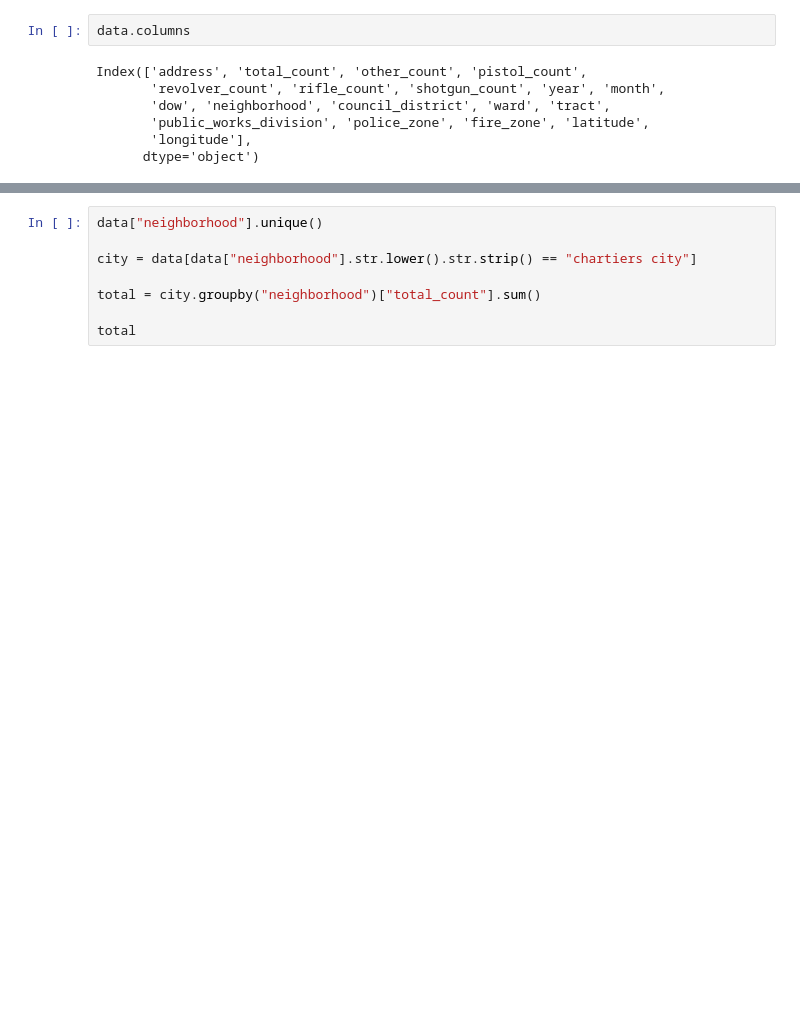
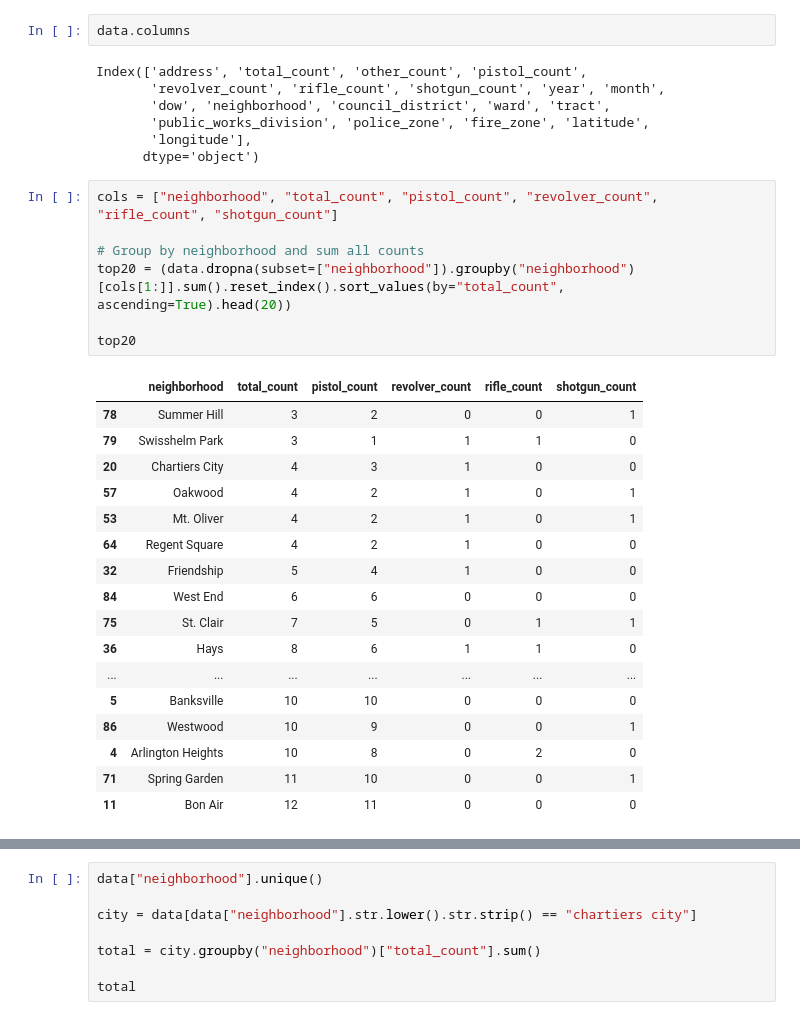
Before and after one commit to ajmitchell07/Final-Project-Best-Pittsburgh-Neighborhood-, a Jupyter notebook: individual_work/Lakshya-Srinivasan-Analysis.ipynb, the cells around one changed output, grey strips where cells are left out. Saved outputs shown, nothing was run; the diff lists cells and outputs as text; blank space fills up the shorter version.

```diff
--- a/individual_work/Lakshya-Srinivasan-Analysis.ipynb
+++ b/individual_work/Lakshya-Srinivasan-Analysis.ipynb
@@ -23,3 +29,28 @@ Index(['address', 'total_count', 'other_count', 'pistol_count',
        'public_works_division', 'police_zone', 'fire_zone', 'latitude',
        'longitude'],
       dtype='object')
+# %%
+cols = ["neighborhood", "total_count", "pistol_count", "revolver_count", "rifle_count", "shotgun_count"]
+
+# Group by neighborhood and sum all counts
+top20 = (data.dropna(subset=["neighborhood"]).groupby("neighborhood")[cols[1:]].sum().reset_index().sort_values(by="total_count", ascending=True).head(20))
+
+top20
+# %% [output]
+|  | neighborhood | total_count | pistol_count | revolver_count | rifle_count | shotgun_count |
+| 78 | Summer Hill | 3 | 2 | 0 | 0 | 1 |
+| 79 | Swisshelm Park | 3 | 1 | 1 | 1 | 0 |
+| 20 | Chartiers City | 4 | 3 | 1 | 0 | 0 |
+| 57 | Oakwood | 4 | 2 | 1 | 0 | 1 |
+| 53 | Mt. Oliver | 4 | 2 | 1 | 0 | 1 |
+| 64 | Regent Square | 4 | 2 | 1 | 0 | 0 |
+| 32 | Friendship | 5 | 4 | 1 | 0 | 0 |
+| 84 | West End | 6 | 6 | 0 | 0 | 0 |
+| 75 | St. Clair | 7 | 5 | 0 | 1 | 1 |
+| 36 | Hays | 8 | 6 | 1 | 1 | 0 |
+| ... | ... | ... | ... | ... | ... | ... |
+| 5 | Banksville | 10 | 10 | 0 | 0 | 0 |
+| 86 | Westwood | 10 | 9 | 0 | 0 | 1 |
+| 4 | Arlington Heights | 10 | 8 | 0 | 2 | 0 |
+| 71 | Spring Garden | 11 | 10 | 0 | 0 | 1 |
+| 11 | Bon Air | 12 | 11 | 0 | 0 | 0 |
```
Also changed, not shown: parts of 5 cells of this notebook, 1 other file.
